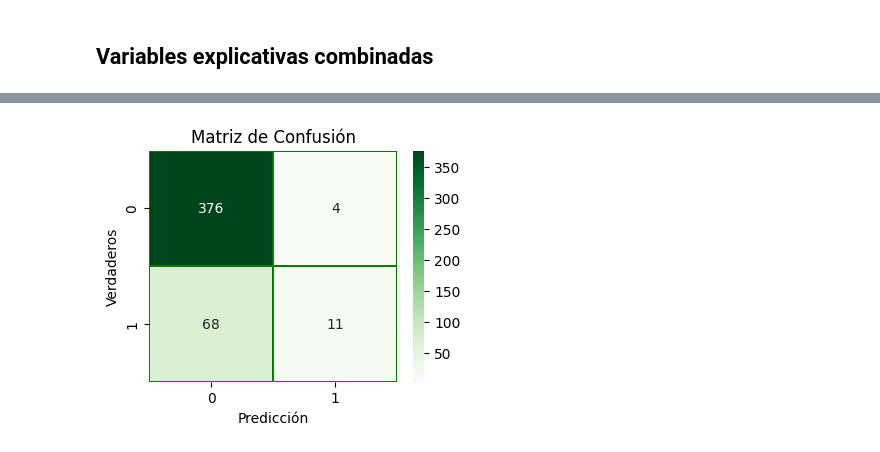
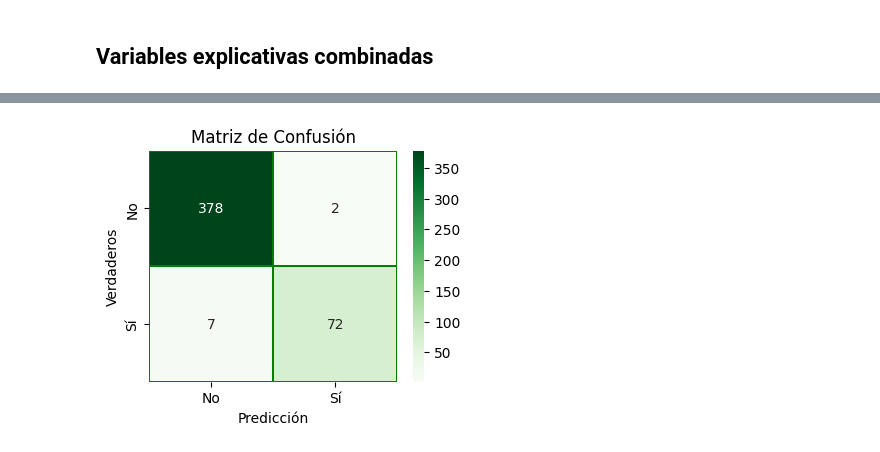
Before and after one commit to MiguelMussi/Apr_Aut_1_TP, a Jupyter notebook: TP-AA1.ipynb, the cells around one changed output, grey strips where cells are left out. Cells and saved outputs as stored; diff of their text form; code cells hidden in the pictures.

```diff
--- a/TP-AA1.ipynb
+++ b/TP-AA1.ipynb
@@ -893,0 +659,7 @@ Coeficiente de determinación (R^2): 0.03
+# %%
+X_smote = df_train.drop('RainTomorrow', axis=1)
+y_smote = df_train['RainTomorrow']
+# %%
+# Aplicar SMOTE solo al conjunto de entrenamiento
+smote = SMOTE(random_state=42)
+X_train_resampled, y_train_resampled = smote.fit_resample(X_smote, y_smote)
@@ -893,0 +670,5 @@ Coeficiente de determinación (R^2): 0.03
+# %%
+# Crear un nuevo DataFrame con los datos resampleados
+df_smote = pd.DataFrame(X_train_resampled, columns=X_smote.columns)
+# Añadir la columna 'RainTomorrow' al DataFrame resampleado
+df_smote['RainTomorrow'] = y_train_resampled
@@ -979,12 +1129,13 @@ NOTA: Se observa que una sola característica es deficiente para explicar/predec
 # %% [markdown]
 ## Variables explicativas combinadas
 # %%
-# Selecciona las características (X) y la variable objetivo (y)
-X = df_out[['Humidity3pm', 'Cloud3pm', 'Rainfall', 'Sunshine']]
-y = df_out['RainTomorrow']
+# Características (X) y la variable objetivo (y) para el conjunto de entrenamiento
+X_train = df_smote.drop(['RainTomorrow'], axis=1)
+y_train = df_smote['RainTomorrow']
 
-# Train / Test
-X_train, X_test, y_train, y_test = train_test_split(X, y, test_size=0.2, random_state=42)
+# Características (X) y la variable objetivo (y) para el conjunto de prueba
+X_test = df_test.drop(['RainTomorrow'], axis=1)
+y_test = df_test['RainTomorrow']
 
 # Modelo de regresión logística
 model = LogisticRegression(random_state=42)
@@ -1022,16 +1173,16 @@ plt.show()
 # %%
 # Calcular la matriz de confusión
 confusion_mat = confusion_matrix(y_test, y_pred)
 plt.figure(figsize=(4, 3))
 sns.heatmap(confusion_mat, annot=True, fmt="d", cmap="Greens", linewidths=0.1, linecolor='green', cbar=True)
 plt.xlabel('Predicción')
 plt.ylabel('Verdaderos')
 plt.title('Matriz de Confusión')
-#plt.xticks(np.arange(2) + 0.5, ['No', 'Sí'])
-#plt.yticks(np.arange(2) + 0.5, ['No', 'Sí'])
+plt.xticks(np.arange(2) + 0.5, ['No', 'Sí'])
+plt.yticks(np.arange(2) + 0.5, ['No', 'Sí'])
 plt.show()
 # %% [output]
-[figure, old version]
+[figure, new version]
 # %%
 # Imprimir las métricas
 print(f'Accuracy: {accuracy:.2f}')
```
Also changed, not shown: parts of 198 cells of this notebook.
